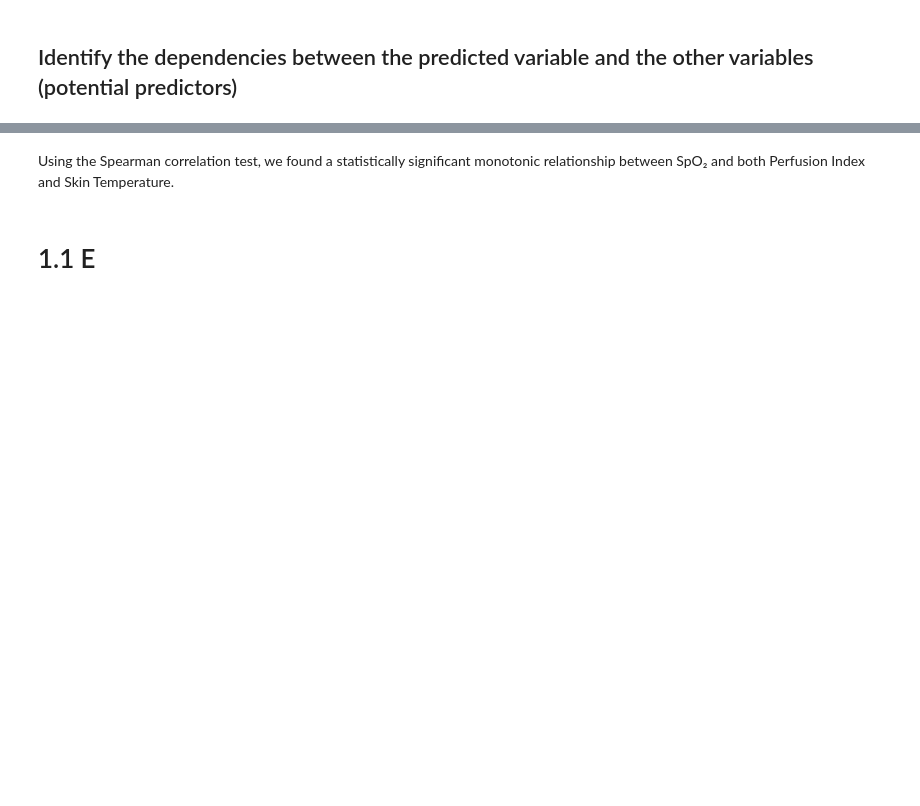
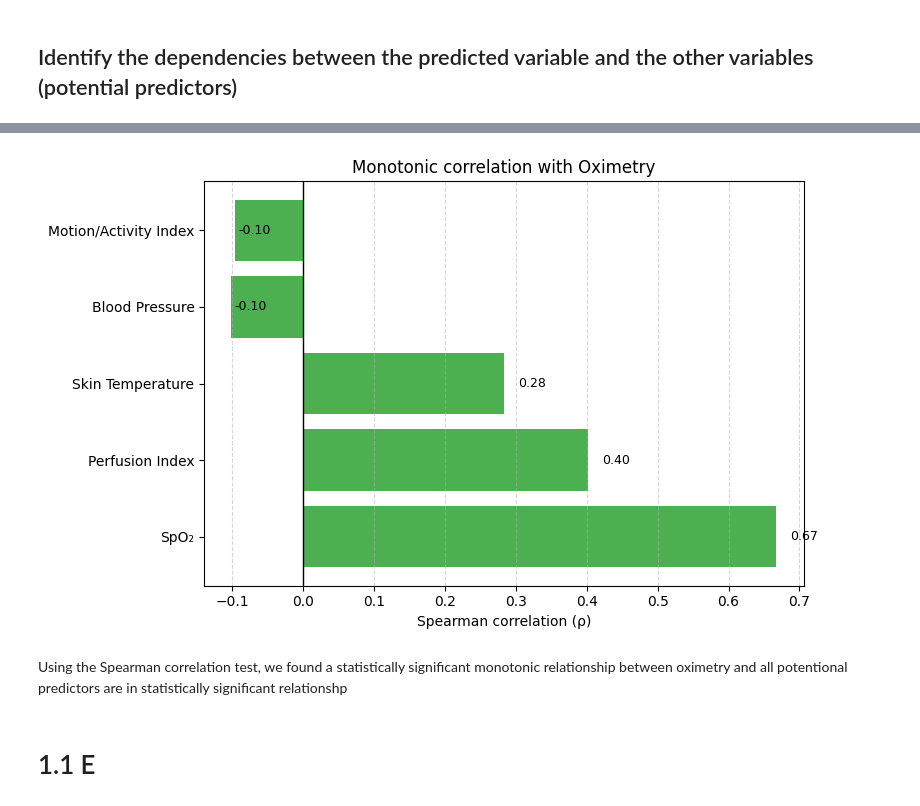
Before and after one commit to Michzru/Critical-oxygen-saturation-estimation, a Jupyter notebook: phase_1.ipynb, the cells around one changed output, grey strips where cells are left out. Cells and saved outputs as stored; diff of their text form; code cells hidden in the pictures; blank space fills up the shorter version.

Commit message:
adding parameters borderline for testing  1.1D

```diff
--- a/phase_1.ipynb
+++ b/phase_1.ipynb
@@ -1103,5 +1134,28 @@ Spearman correlation (SpO₂ vs Skin Temperature): rho = 0.286, p = 3.559e-225
+# %%
+def plot_oximetry_correlations(df):
+    plt.figure(figsize=(8, 5))
+    bars = plt.barh(df["Parameter"], df["rho"],
+                    color=df["Significant"].map({True: "#4CAF50", False: "#B0BEC5"}))
+
+    plt.axvline(0, color='black', linewidth=1)
+    plt.xlabel("Spearman correlation (ρ)")
+    plt.title("Monotonic correlation with Oximetry")
+    plt.grid(axis='x', linestyle='--', alpha=0.5)
+
+    for bar, rho in zip(bars, df["rho"]):
+        plt.text(bar.get_width() + 0.02 if rho > 0 else bar.get_width() + 0.05,
+                 bar.get_y() + bar.get_height()/2,
+                 f"{rho:.3f}",
+                 va='center', ha='left' if rho > 0 else 'right', fontsize=9)
+
+    plt.tight_layout()
+    plt.show()
+
+plot_oximetry_correlations(result_df)
+# %% [output]
+[figure, added]
 # %% [markdown]
-Using the Spearman correlation test, we found a statistically significant monotonic relationship between SpO₂ and both Perfusion Index and Skin Temperature.
+Using the Spearman correlation test, we found a statistically significant monotonic relationship between oximetry and all potentional predictors are in statistically significant relationshp
 # %% [markdown]
 # 1.1 E
 # %% [markdown]
```
Also changed, not shown: parts of 9 cells of this notebook.
